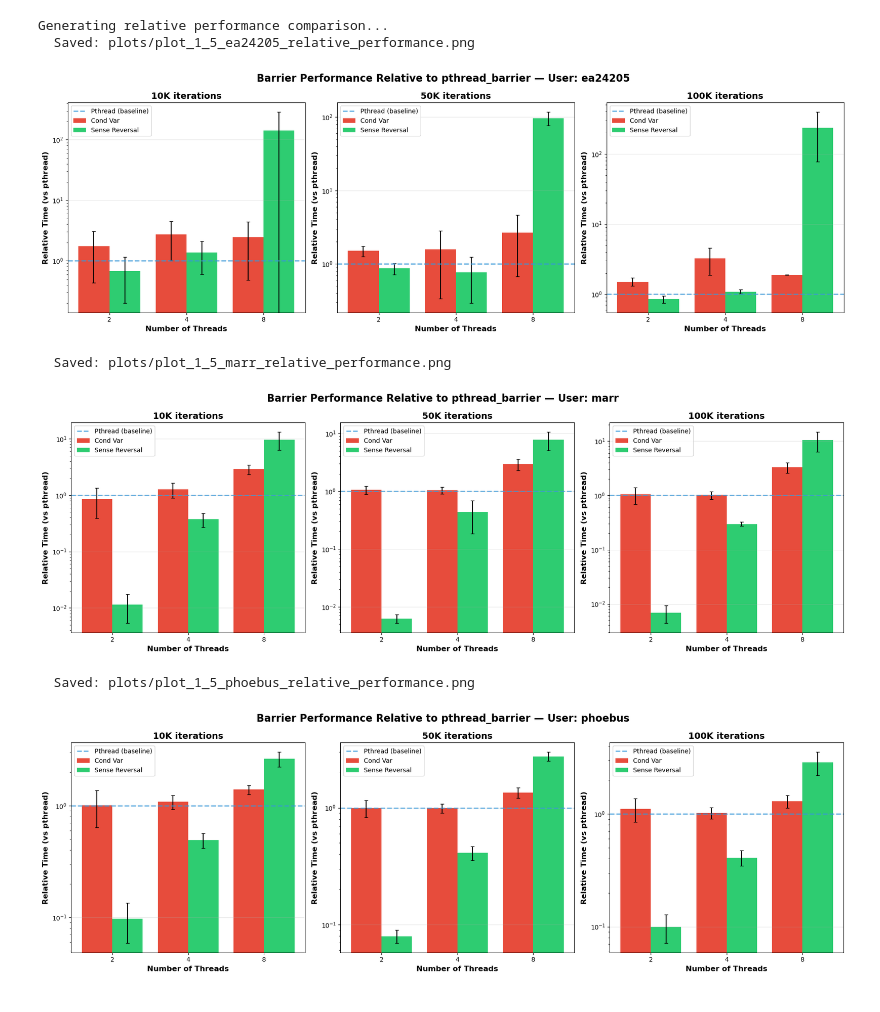
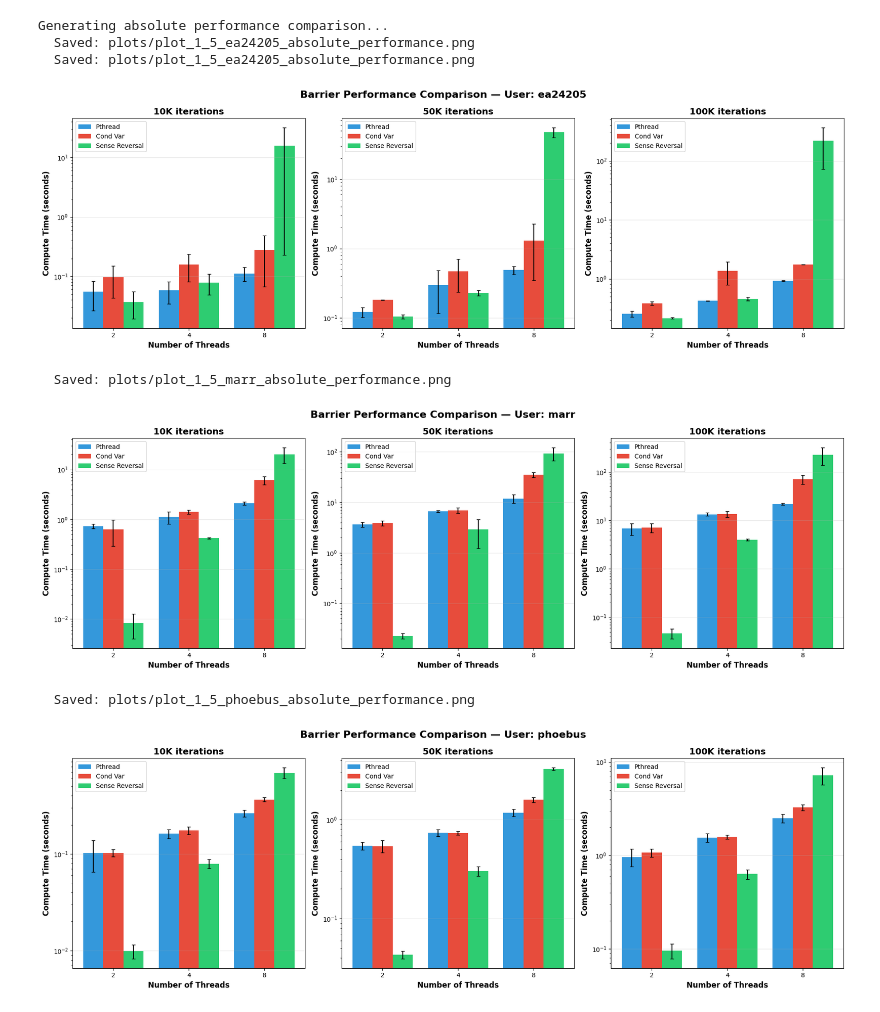
Before and after one commit to marrln/Thread-Experiments, a Jupyter notebook: 1_5_barrier_implementations/plotter_1_5.ipynb, the cells around one changed output. Drawn from its saved outputs; the diff is of its cells as text; code cells hidden in the pictures.

Commit message:
Change plots to show absolute time instead of Relative time

```diff
--- a/1_5_barrier_implementations/plotter_1_5.ipynb
+++ b/1_5_barrier_implementations/plotter_1_5.ipynb
@@ -64,8 +64,8 @@ def calculate_error_bars(df_group):
     stats = df_group.groupby('barrier_type')['time_compute'].agg(['mean', 'std']).reset_index()
     return stats
 # %%
-# Plot 4: Relative Performance Comparison (normalized to pthread)
-print("\nGenerating relative performance comparison...")
+# Plot 4: Absolute Performance Comparison (all barrier types)
+print("\nGenerating absolute performance comparison...")
 
 # Create separate plots per user
 for user in unique_users:
@@ -85,75 +85,60 @@ for user in unique_users:
         # Group by barrier type and threads
         stats = user_iter_df.groupby(['barrier_type', 'threads'])['time_compute'].agg(['mean', 'std']).reset_index()
 
-        # Calculate relative performance (normalized to pthread)
+        # Plot actual times for all barrier types
         x_positions = np.arange(len(unique_threads))
-        num_bars = len(barrier_types) - 1  # Exclude pthread from bars
-        bar_width = 0.8 / num_bars if num_bars > 0 else 0.8
+        num_bars = len(barrier_types)
+        bar_width = 0.8 / num_bars
 
-        for bar_idx, barrier in enumerate([b for b in barrier_types if b != 'pthread']):
-            relative_means = []
-            relative_stds = []
+        for bar_idx, barrier in enumerate(barrier_types):
+            actual_means = []
+            actual_stds = []
 
             for threads in unique_threads:
-                pthread_data = stats[(stats['barrier_type'] == 'pthread') & (stats['threads'] == threads)]
                 barrier_data = stats[(stats['barrier_type'] == barrier) & (stats['threads'] == threads)]
 
-                if len(pthread_data) > 0 and len(barrier_data) > 0:
-                    pthread_time = pthread_data['mean'].values[0]
-                    pthread_std = pthread_data['std'].values[0]
+                if len(barrier_data) > 0:
                     barrier_time = barrier_data['mean'].values[0]
                     barrier_std = barrier_data['std'].values[0]
 
-                    # Calculate relative time and error propagation
-                    relative = barrier_time / pthread_time if pthread_time > 0 else 0
-                    # Error propagation for division: (a/b) has error sqrt((da/a)^2 + (db/b)^2) * (a/b)
-                    if pthread_time > 0 and barrier_time > 0:
-                        relative_error = relative * np.sqrt((barrier_std/barrier_time)**2 + (pthread_std/pthread_time)**2)
-                        # Clamp error to not exceed mean
-                        relative_error = min(relative_error, relative)
-                    else:
-                        relative_error = 0
+                    actual_means.append(barrier_time)
+                    actual_stds.append(barrier_std)
+                else:
+                    actual_means.append(0)
+                    actual_stds.append(0)
 
-                    relative_means.append(relative)
-                    relative_stds.append(relative_error)
-                else:
-                    relative_means.append(0)
-                    relative_stds.append(0)
-
-            offset = (bar_idx - num_bars/2 + 0.5) * bar_width if num_bars > 0 else 0
-            bars = ax.bar(x_positions + offset, relative_means, bar_width,
+            offset = (bar_idx - num_bars/2 + 0.5) * bar_width
+            bars = ax.bar(x_positions + offset, actual_means, bar_width,
                          label=barrier.replace('_', ' ').title(),
-                         color=colors[barrier], yerr=relative_stds, capsize=3)
-
-        # Add reference line at y=1.0
-        ax.axhline(y=1.0, color='#3498db', linestyle='--', linewidth=2, label='Pthread (baseline)', alpha=0.7)
+                         color=colors[barrier], yerr=actual_stds, capsize=3)
 
         ax.set_xlabel('Number of Threads', fontsize=12, fontweight='bold')
-        ax.set_ylabel('Relative Time (vs pthread)', fontsize=12, fontweight='bold')
+        ax.set_ylabel('Compute Time (seconds)', fontsize=12, fontweight='bold')
         ax.set_yscale('log')
         ax.set_title(f'{int(iters/1000)}K iterations', fontsize=14, fontweight='bold')
         ax.set_xticks(x_positions)
         ax.set_xticklabels(unique_threads)
         ax.legend(loc='upper left', frameon=True)
         ax.grid(axis='y', alpha=0.3)
 
-    plt.suptitle(f'Barrier Performance Relative to pthread_barrier — User: {user}', fontsize=16, fontweight='bold')
+    plt.suptitle(f'Barrier Performance Comparison — User: {user}', fontsize=16, fontweight='bold')
     plt.tight_layout()
 
     # Save plot
-    outpath = f"plots/plot_1_5_{user}_relative_performance.png"
+    outpath = f"plots/plot_1_5_{user}_absolute_performance.png"
     if outpath not in _saved_plot_paths:
         fig.savefig(outpath, dpi=150, bbox_inches='tight')
         _saved_plot_paths.add(outpath)
         print(f"  Saved: {outpath}")
 
     plt.show()
     plt.close()
 # %% [output]
-Generating relative performance comparison...
-  Saved: plots/plot_1_5_ea24205_relative_performance.png
+Generating absolute performance comparison...
+  Saved: plots/plot_1_5_ea24205_absolute_performance.png
+  Saved: plots/plot_1_5_ea24205_absolute_performance.png
-[figure, old version]
+[figure, new version]
-  Saved: plots/plot_1_5_marr_relative_performance.png
+  Saved: plots/plot_1_5_marr_absolute_performance.png
-[figure, old version]
+[figure, new version]
-  Saved: plots/plot_1_5_phoebus_relative_performance.png
+  Saved: plots/plot_1_5_phoebus_absolute_performance.png
-[figure, old version]
+[figure, new version]
```
Also changed, not shown: parts of 1 cell of this notebook, 3 other files.
